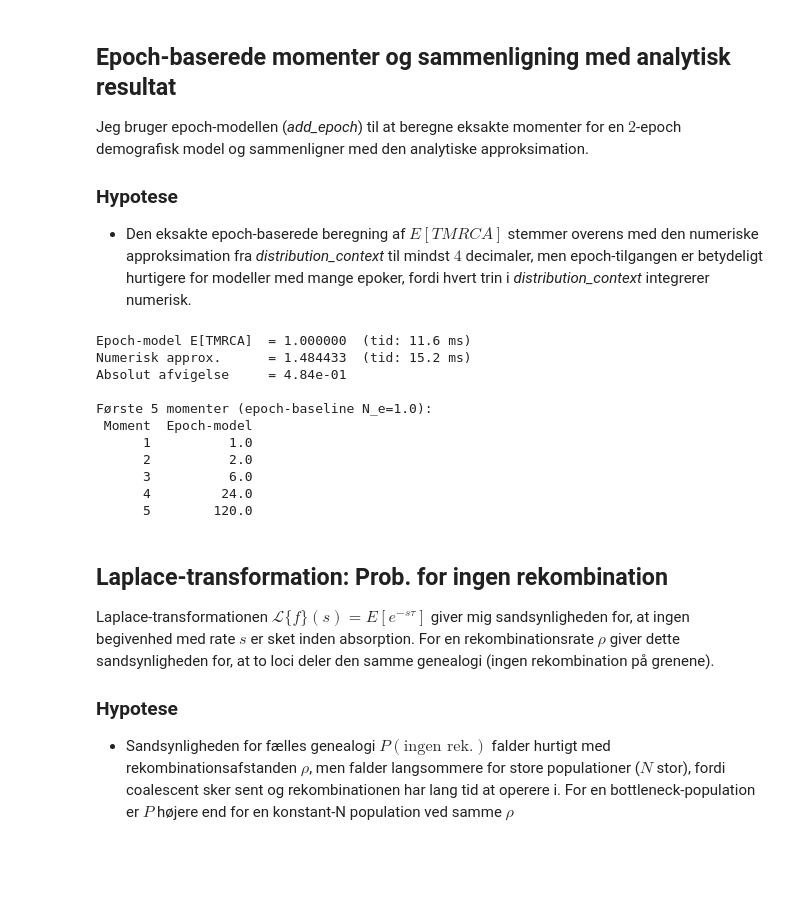
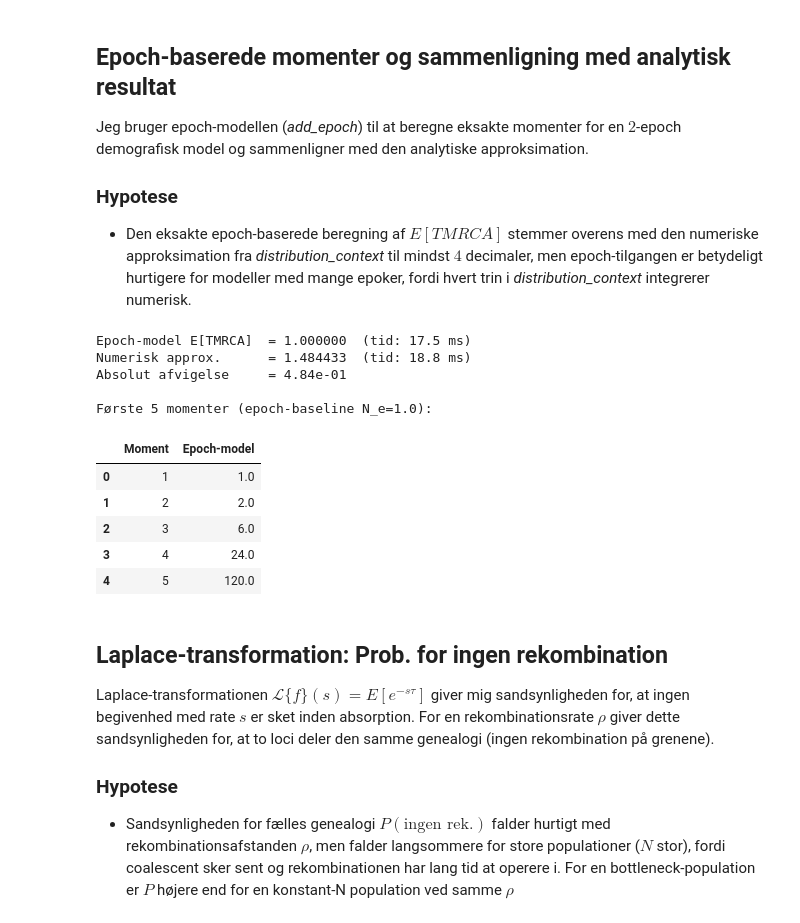
Before and after one commit to munch-group/emma-giraf, a Jupyter notebook: notebooks/05_time_inhomogeneous.ipynb, the cells around one changed output. Drawn from its saved outputs; the diff is of its cells as text; code cells hidden in the pictures; blank space fills up the shorter version.

```diff
--- a/notebooks/05_time_inhomogeneous.ipynb
+++ b/notebooks/05_time_inhomogeneous.ipynb
@@ -335,42 +335,42 @@ def numeric_expectation(epoch_boundaries, pop_sizes, cdf_cutoff=0.99999):
     return integral
 
 t0 = time.perf_counter()
 E_epoch = epoch_expectation(epoch_boundaries, pop_sizes_ep)
 t_epoch = (time.perf_counter() - t0) * 1000
 
 t0 = time.perf_counter()
 E_numeric = numeric_expectation(epoch_boundaries, pop_sizes_ep)
 t_numeric = (time.perf_counter() - t0) * 1000
 
 print(f"Epoch-model E[TMRCA]  = {E_epoch:.6f}  (tid: {t_epoch:.1f} ms)")
 print(f"Numerisk approx.      = {E_numeric:.6f}  (tid: {t_numeric:.1f} ms)")
 print(f"Absolut afvigelse     = {abs(E_epoch - E_numeric):.2e}")
 print()
 
 # Beregn de første 5 momenter med epoch-modellen
 graph_mom = Graph(coalescent_ep)
 graph_mom.update_weights([1/pop_sizes_ep[0]])
 rows_mom = []
 for k in range(1, 6):
     rows_mom.append({
         'Moment': k,
         'Epoch-model': round(float(graph_mom.moments(k)[-1]), 4),
     })
 df_mom = pd.DataFrame(rows_mom)
 print("Første 5 momenter (epoch-baseline N_e=1.0):")
-print(df_mom.to_string(index=False))
+df_mom
 # %% [output]
-Epoch-model E[TMRCA]  = 1.000000  (tid: 11.6 ms)
-Numerisk approx.      = 1.484433  (tid: 15.2 ms)
+Epoch-model E[TMRCA]  = 1.000000  (tid: 17.5 ms)
+Numerisk approx.      = 1.484433  (tid: 18.8 ms)
 Absolut afvigelse     = 4.84e-01
 
 Første 5 momenter (epoch-baseline N_e=1.0):
- Moment  Epoch-model
-      1          1.0
-      2          2.0
-      3          6.0
-      4         24.0
-      5        120.0
+|  | Moment | Epoch-model |
+| 0 | 1 | 1.0 |
+| 1 | 2 | 2.0 |
+| 2 | 3 | 6.0 |
+| 3 | 4 | 24.0 |
+| 4 | 5 | 120.0 |
 # %% [markdown]
 ## Laplace-transformation: Prob. for ingen rekombination
 
```
Also changed, not shown: parts of 10 cells of this notebook, 4 other files.
